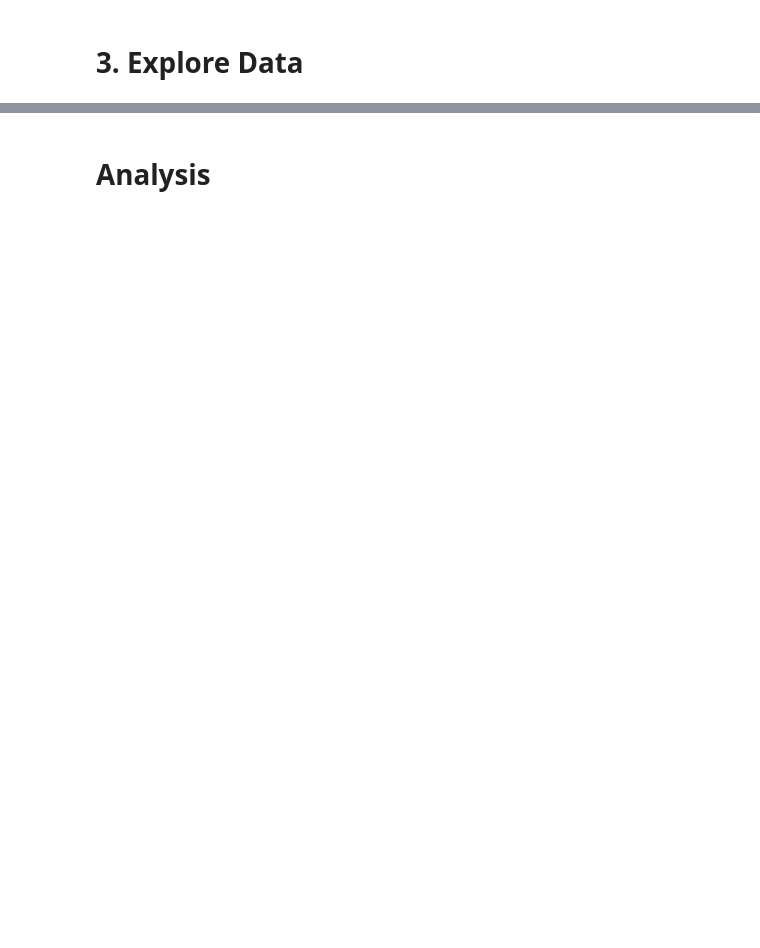
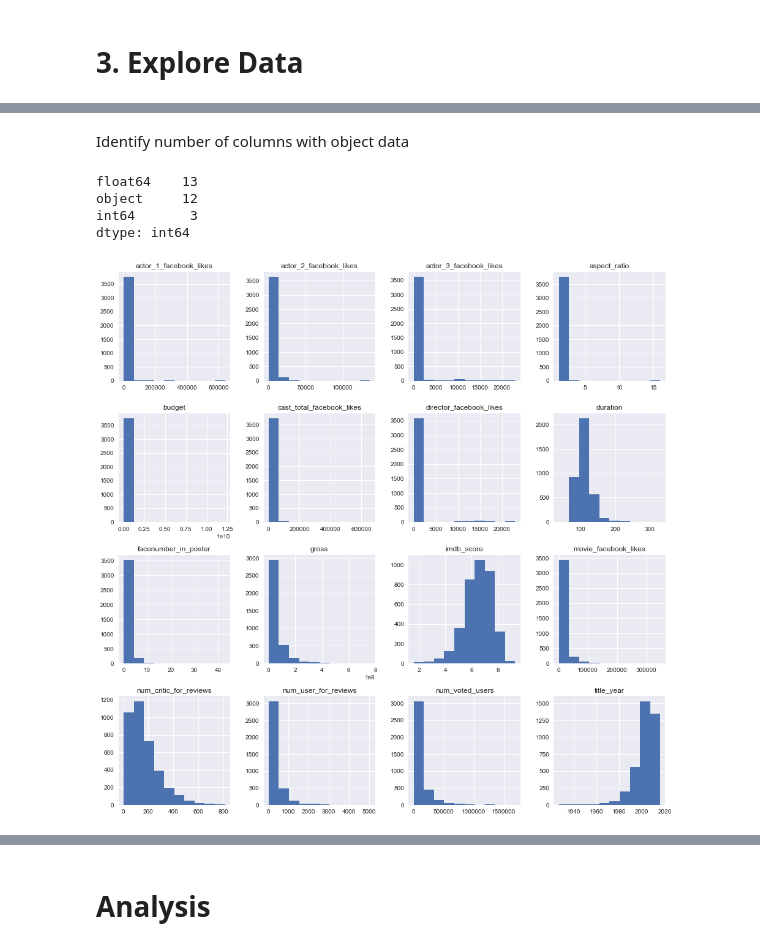
Before and after one commit to christianbillp/python, a Jupyter notebook: notebooks/ML_projekt1.ipynb, the cells around one changed output, grey strips where cells are left out. Cells and saved outputs as stored; diff of their text form; code cells hidden in the pictures; blank space fills up the shorter version.

```diff
--- a/notebooks/ML_projekt1.ipynb
+++ b/notebooks/ML_projekt1.ipynb
@@ -45,0 +50,6 @@ https://machinelearningmastery.com/how-to-work-through-a-problem-like-a-data-sci
+# %%
+data = {}
+data['raw'] = pd.read_csv("movie_metadata.csv")
+data['no_na'] = data['raw'].dropna();
+data['n_removed_na'] = data['raw'].shape[0] - data['no_na'].shape[0]
+print(f"Number of removed rows: {data['n_removed_na']}")
@@ -47,0 +78,13 @@ https://machinelearningmastery.com/how-to-work-through-a-problem-like-a-data-sci
+# %% [markdown]
+Identify number of columns with object data
+# %%
+data['raw'].dtypes.value_counts()     # Check datatypes
+# %% [output]
+float64    13
+object     12
+int64       3
+dtype: int64
+# %%
+data['no_na'].hist(figsize=(16,16));
+# %% [output]
+[figure, added]
```
Also changed, not shown: parts of 35 cells of this notebook.
